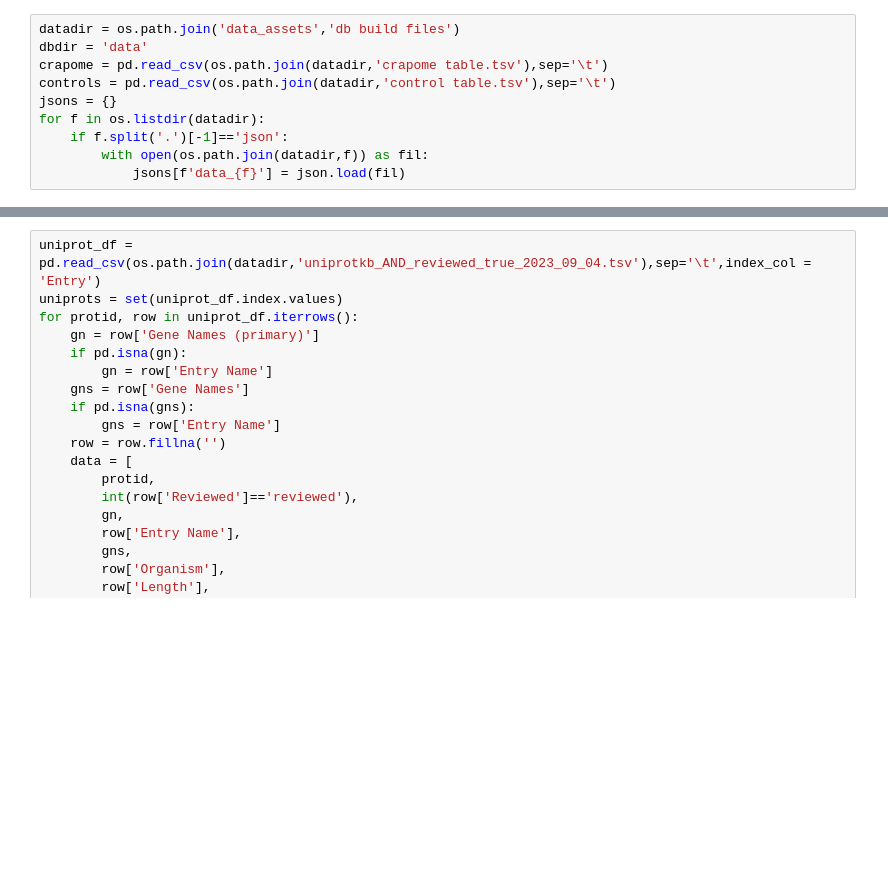
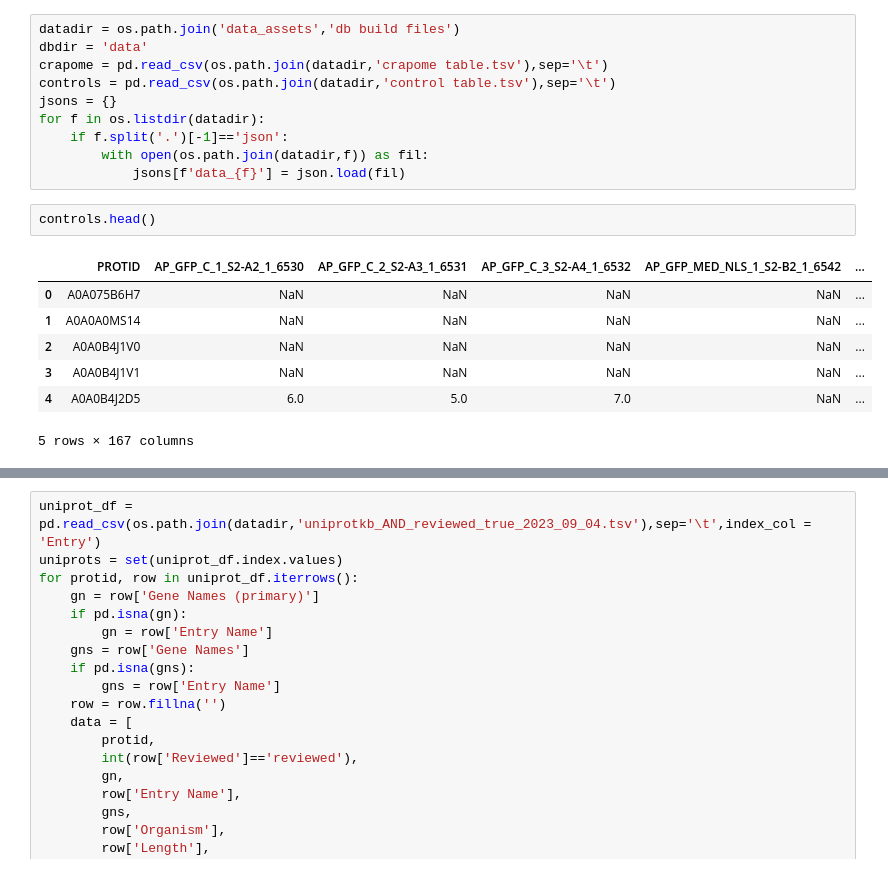
Before and after one commit to varjolab/ProteoGyver, a Jupyter notebook: app/generate_database.ipynb, the cells around one changed output, grey strips where cells are left out. Drawn from its saved outputs; the diff is of its cells as text; blank space fills up the shorter version.

```diff
--- a/app/generate_database.ipynb
+++ b/app/generate_database.ipynb
@@ -22,6 +22,16 @@ for f in os.listdir(datadir):
     if f.split('.')[-1]=='json':
         with open(os.path.join(datadir,f)) as fil:
             jsons[f'data_{f}'] = json.load(fil)
+# %%
+controls.head()
+# %% [output]
+|  | PROTID | AP_GFP_C_1_S2-A2_1_6530 | AP_GFP_C_2_S2-A3_1_6531 | AP_GFP_C_3_S2-A4_1_6532 | AP_GFP_MED_NLS_1_S2-B2_1_6542 | ... |
+| 0 | A0A075B6H7 | NaN | NaN | NaN | NaN | ... |
+| 1 | A0A0A0MS14 | NaN | NaN | NaN | NaN | ... |
+| 2 | A0A0B4J1V0 | NaN | NaN | NaN | NaN | ... |
+| 3 | A0A0B4J1V1 | NaN | NaN | NaN | NaN | ... |
+| 4 | A0A0B4J2D5 | 6.0 | 5.0 | 7.0 | NaN | ... |
+5 rows × 167 columns
 # %%
 sets = {
     'VL GFP MAC3 AP': [
```
Also changed, not shown: parts of 2 cells of this notebook, 29 other files.
